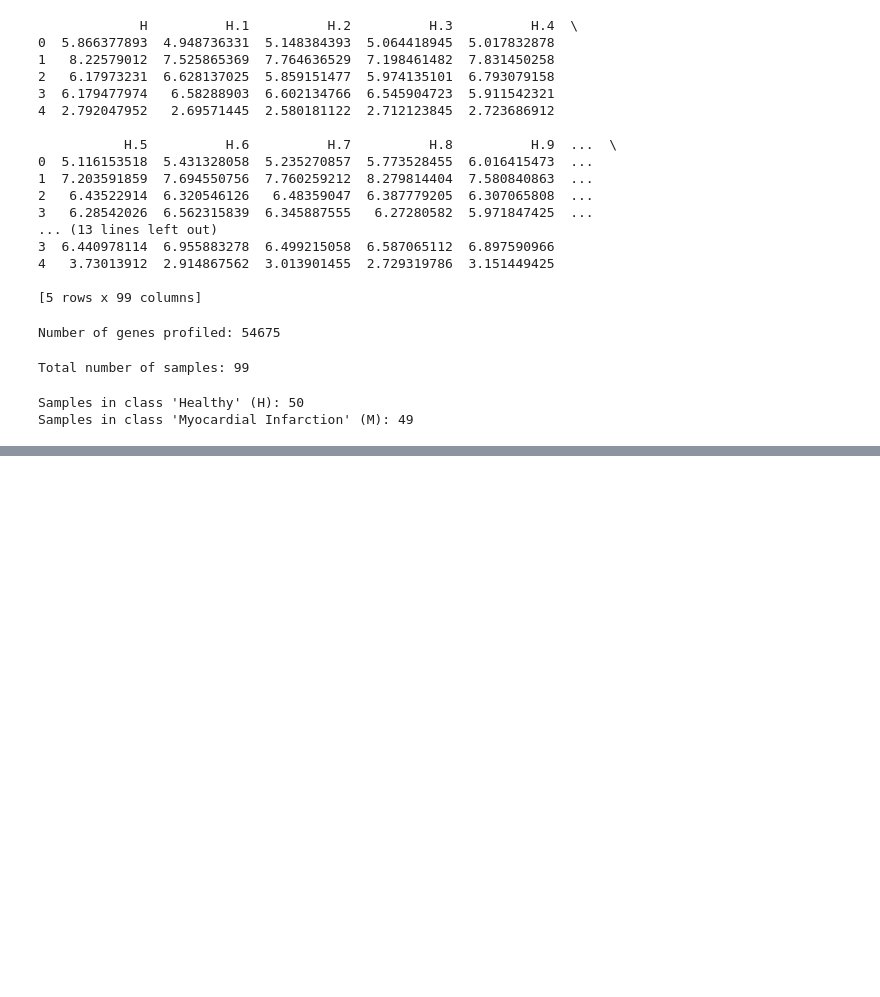
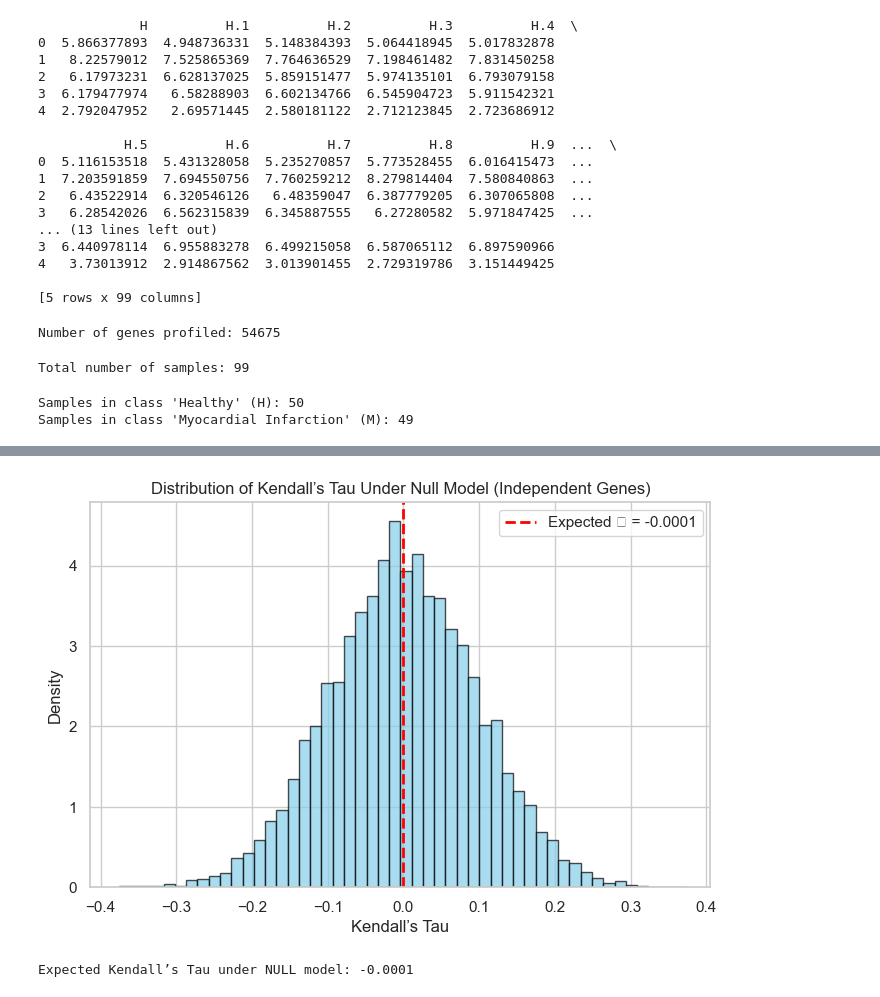
Before and after one commit to aviferdman/Statistics-and-Data-Analysis, a Jupyter notebook: hw4/324369412_316420132.ipynb, the cells around one changed output, grey strips where cells are left out. Saved outputs shown, nothing was run; the diff lists cells and outputs as text; code cells hidden in the pictures; blank space fills up the shorter version.

```diff
--- a/hw4/324369412_316420132.ipynb
+++ b/hw4/324369412_316420132.ipynb
@@ -133,0 +342,35 @@ plt.show()
+# %%
+# Number of simulations
+num_simulations = 10_000  # Adjust as needed for accuracy
+
+# Number of observations (genes)
+n = 50  # You can change this to match your dataset
+
+# Store Kendall's Tau values
+tau_values = []
+
+# Simulate random independent rankings
+for _ in range(num_simulations):
+    x = np.random.rand(n)  # Random values for gene 1
+    y = np.random.rand(n)  # Independent random values for gene 2
+    tau, _ = stats.kendalltau(x, y)  # Compute Kendall’s Tau
+    tau_values.append(tau)
+
+# Compute the expected value (mean of Kendall's Tau)
+expected_tau = np.mean(tau_values)
+
+# Plot histogram of Tau values
+plt.figure(figsize=(8, 5))
+plt.hist(tau_values, bins=50, color='skyblue', edgecolor='black', alpha=0.7, density=True)
+plt.axvline(expected_tau, color='red', linestyle='dashed', linewidth=2, label=f'Expected 𝜏 = {expected_tau:.4f}')
+plt.xlabel('Kendall’s Tau')
+plt.ylabel('Density')
+plt.title('Distribution of Kendall’s Tau Under Null Model (Independent Genes)')
+plt.legend()
+plt.show()
+
+# Print results
+print(f"Expected Kendall’s Tau under NULL model: {expected_tau:.4f}")
+# %% [output]
+[figure, added]
+Expected Kendall’s Tau under NULL model: -0.0001
```
Also changed, not shown: parts of 11 cells of this notebook.
